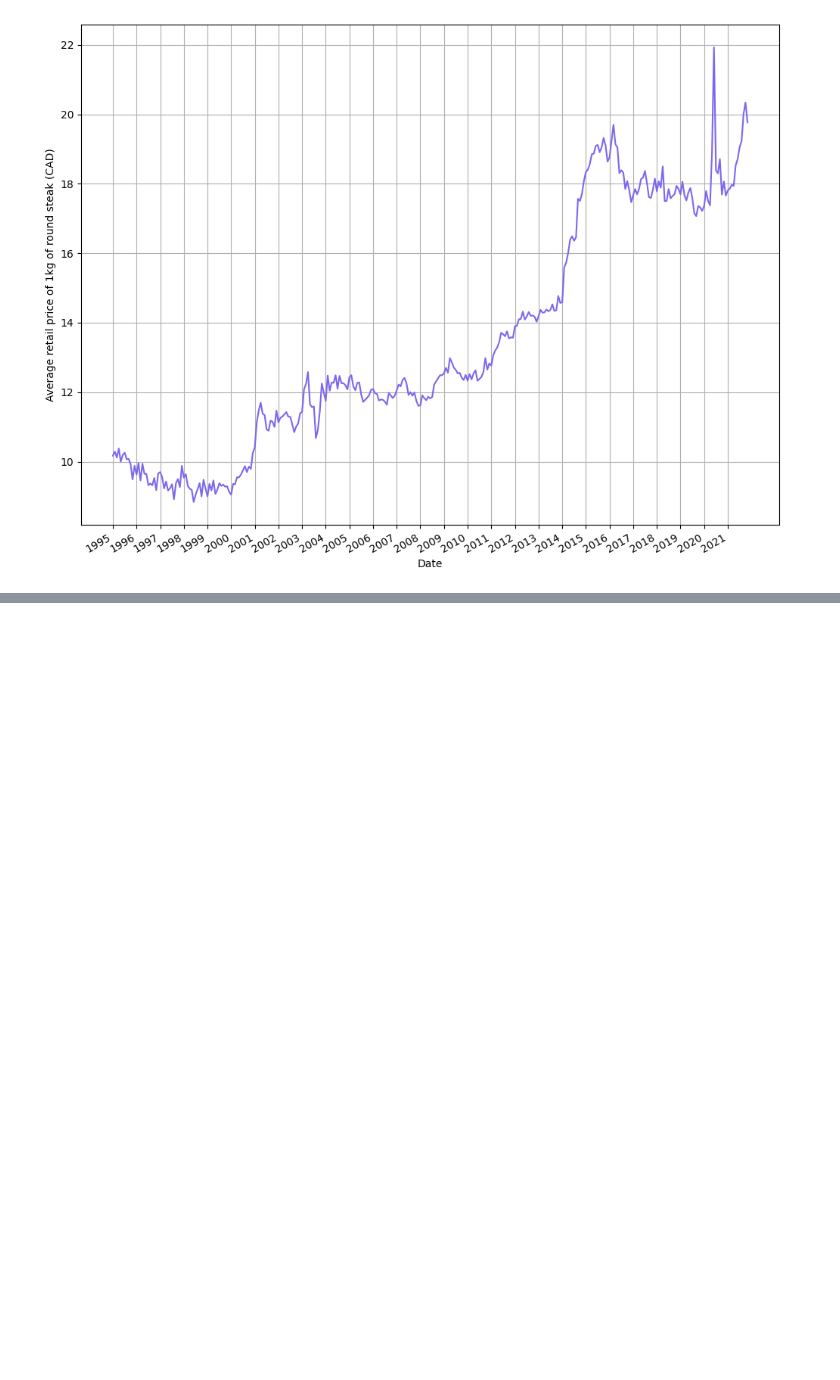
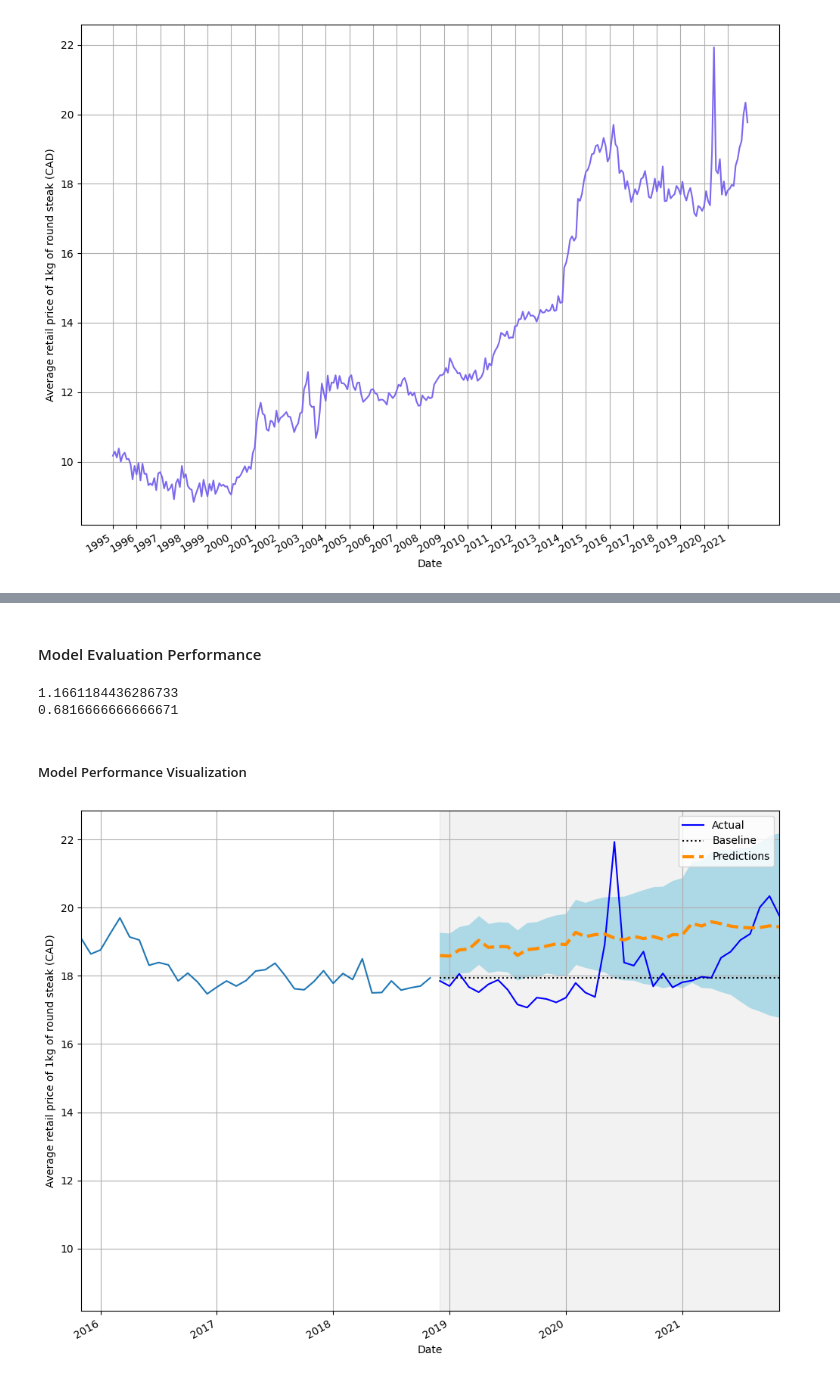
Before and after one commit to joakor89/Time_series_in_python, a Jupyter notebook: chap_20/price_steak_CAD.ipynb, the cells around one changed output, grey strips where cells are left out. Drawn from its saved outputs; the diff is of its cells as text; code cells hidden in the pictures; blank space fills up the shorter version.

Commit message:
Retail price steak in canada with prophet and SARIMAX

```diff
--- a/chap_20/price_steak_CAD.ipynb
+++ b/chap_20/price_steak_CAD.ipynb
@@ -113,0 +372,7 @@ plt.tight_layout()
+# %%
+# Setting Future's DataFrame
+future = m.make_future_dataframe(periods=36, freq='M')
+# %%
+# Generating Predictions
+forecast = m.predict(future)
+forecast[['ds', 'yhat', 'yhat_lower', 'yhat_upper']].tail(12)
@@ -113,0 +393,4 @@ plt.tight_layout()
+# %%
+# Appending on Test set
+test[['yhat', 'yhat_lower', 'yhat_upper']] = forecast[['yhat', 'yhat_lower', 'yhat_upper']]
+test.head()
@@ -113,0 +404,4 @@ plt.tight_layout()
+# %%
+# Appending Baseline Benchmark on Test set
+test['Baseline'] = train['y'].iloc[-1]
+test.head()
@@ -113,0 +415,36 @@ plt.tight_layout()
+# %% [markdown]
+#### Model Evaluation Performance
+# %%
+baseline_mae = mean_absolute_error(test['y'], test['Baseline'])
+prophet_mae = mean_absolute_error(test['y'], test['yhat'])
+
+print(prophet_mae)
+print(baseline_mae)
+# %% [output]
+1.1661184436286733
+0.6816666666666671
+# %% [markdown]
+##### Model Performance Visualization
+# %%
+fig, ax = plt.subplots()
+
+ax.plot(train['y'])
+ax.plot(test['y'], 'b-', label='Actual')
+ax.plot(test['Baseline'], 'k:', label='Baseline')
+ax.plot(test['yhat'], color='darkorange', ls='--', lw=3, label='Predictions')
+
+ax.set_xlabel('Date')
+ax.set_ylabel('Average retail price of 1kg of round steak (CAD)')
+
+ax.axvspan(287, 322, color='#808080', alpha=0.1)
+
+ax.legend(loc='best')
+
+plt.xticks(np.arange(0, 322, 12), np.arange(1995, 2022, 1))
+plt.fill_between(x=test.index, y1=test['yhat_lower'], y2=test['yhat_upper'], color='lightblue')
+plt.xlim(250, 322)
+
+fig.autofmt_xdate()
+plt.tight_layout()
+# %% [output]
+[figure, added]
```
Also changed, not shown: parts of 42 cells of this notebook.
